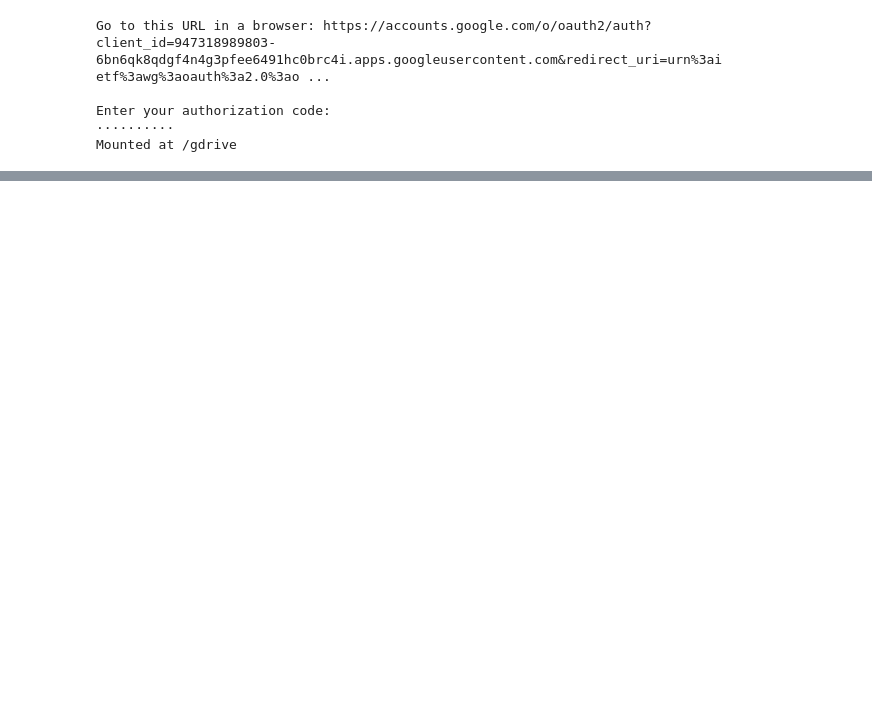
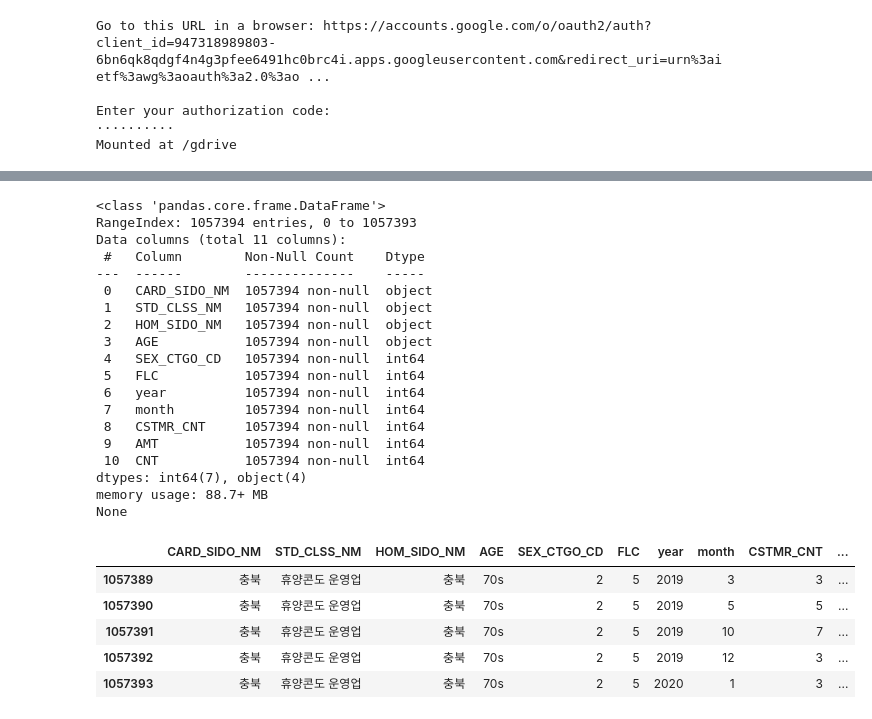
Before and after one commit to kim-bo-saeng/dacon_jeju, a Jupyter notebook: jeju_data_analysis.ipynb, the cells around one changed output, grey strips where cells are left out. Cells and saved outputs as stored; diff of their text form; code cells hidden in the pictures; blank space fills up the shorter version.

```diff
--- a/jeju_data_analysis.ipynb
+++ b/jeju_data_analysis.ipynb
@@ -158,0 +26,17 @@ sub.tail()
+# %%
+def grap_year(data):
+  data = str(data)
+  return int(data[:4])
+
+def grap_month(data):
+  data = str(data)
+  return int(data[4:])
+# %%
+# 날짜 처리
+data = pd.read_csv('/gdrive/My Drive/data_analysis/201901-202003.csv')
+data = data.fillna('')
+data['year'] = data['REG_YYMM'].apply(lambda x : grap_year(x))
+data['month'] = data['REG_YYMM'].apply(lambda x : grap_month(x))
+data = data.drop(['REG_YYMM'], axis = 1)
+print(data.shape)
+data.tail()
@@ -158,0 +51,36 @@ sub.tail()
+# %%
+# 데이터 정제
+df = data.copy()
+df = df.drop(['CARD_CCG_NM', 'HOM_CCG_NM'], axis = 1)
+
+columns = ['CARD_SIDO_NM', 'STD_CLSS_NM', 'HOM_SIDO_NM',	'AGE',	'SEX_CTGO_CD',	'FLC',	'year',	'month']
+df = df.groupby(columns).sum().reset_index(drop=False)
+
+print(df.info())
+df.tail()
+# %% [output]
+<class 'pandas.core.frame.DataFrame'>
+RangeIndex: 1057394 entries, 0 to 1057393
+Data columns (total 11 columns):
+ #   Column        Non-Null Count    Dtype
+---  ------        --------------    -----
+ 0   CARD_SIDO_NM  1057394 non-null  object
+ 1   STD_CLSS_NM   1057394 non-null  object
+ 2   HOM_SIDO_NM   1057394 non-null  object
+ 3   AGE           1057394 non-null  object
+ 4   SEX_CTGO_CD   1057394 non-null  int64
+ 5   FLC           1057394 non-null  int64
+ 6   year          1057394 non-null  int64
+ 7   month         1057394 non-null  int64
+ 8   CSTMR_CNT     1057394 non-null  int64
+ 9   AMT           1057394 non-null  int64
+ 10  CNT           1057394 non-null  int64
+dtypes: int64(7), object(4)
+memory usage: 88.7+ MB
+None
+|  | CARD_SIDO_NM | STD_CLSS_NM | HOM_SIDO_NM | AGE | SEX_CTGO_CD | FLC | year | month | CSTMR_CNT | ... |
+| 1057389 | 충북 | 휴양콘도 운영업 | 충북 | 70s | 2 | 5 | 2019 | 3 | 3 | ... |
+| 1057390 | 충북 | 휴양콘도 운영업 | 충북 | 70s | 2 | 5 | 2019 | 5 | 5 | ... |
+| 1057391 | 충북 | 휴양콘도 운영업 | 충북 | 70s | 2 | 5 | 2019 | 10 | 7 | ... |
+| 1057392 | 충북 | 휴양콘도 운영업 | 충북 | 70s | 2 | 5 | 2019 | 12 | 3 | ... |
+| 1057393 | 충북 | 휴양콘도 운영업 | 충북 | 70s | 2 | 5 | 2020 | 1 | 3 | ... |
```
Also changed, not shown: parts of 26 cells of this notebook.
